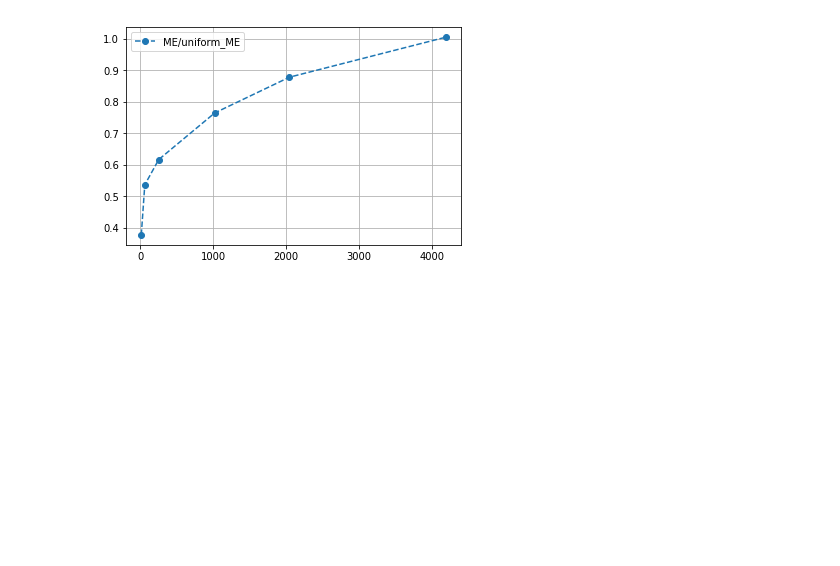
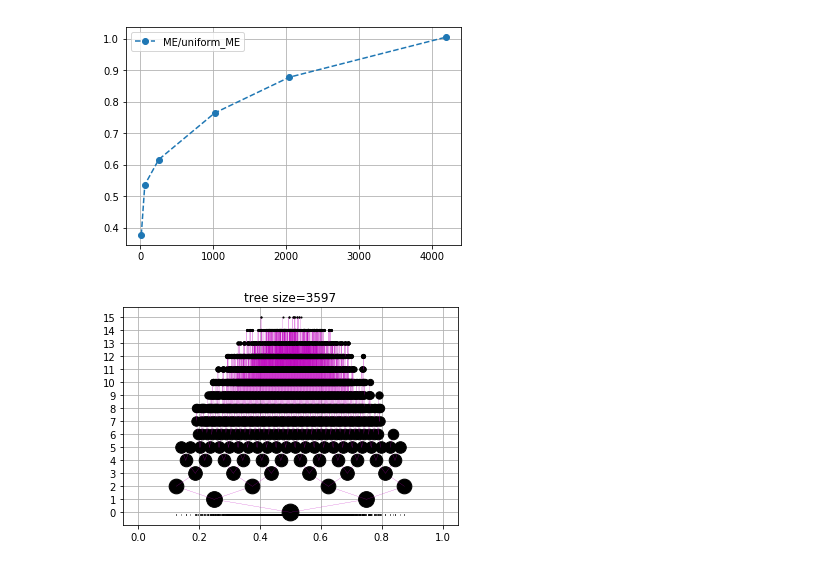
Before and after one commit to jimkon/adaptive-discretization, a Jupyter notebook: demos/gaussian_1d_performance.ipynb, the cells around one changed output. Drawn from its saved outputs; the diff is of its cells as text; code cells hidden in the pictures; blank space fills up the shorter version.

```diff
--- a/demos/gaussian_1d_performance.ipynb
+++ b/demos/gaussian_1d_performance.ipynb
@@ -90,3 +103,7 @@ plt.show()
 # plt.errorbar(x, y, xerr=0.1*x, yerr=5.0 + 0.75*y)
 # %% [output]
 [figure]
+# %%
+tree.plot()
+# %% [output]
+[figure, added]
```
Also changed, not shown: parts of 5 cells of this notebook.
